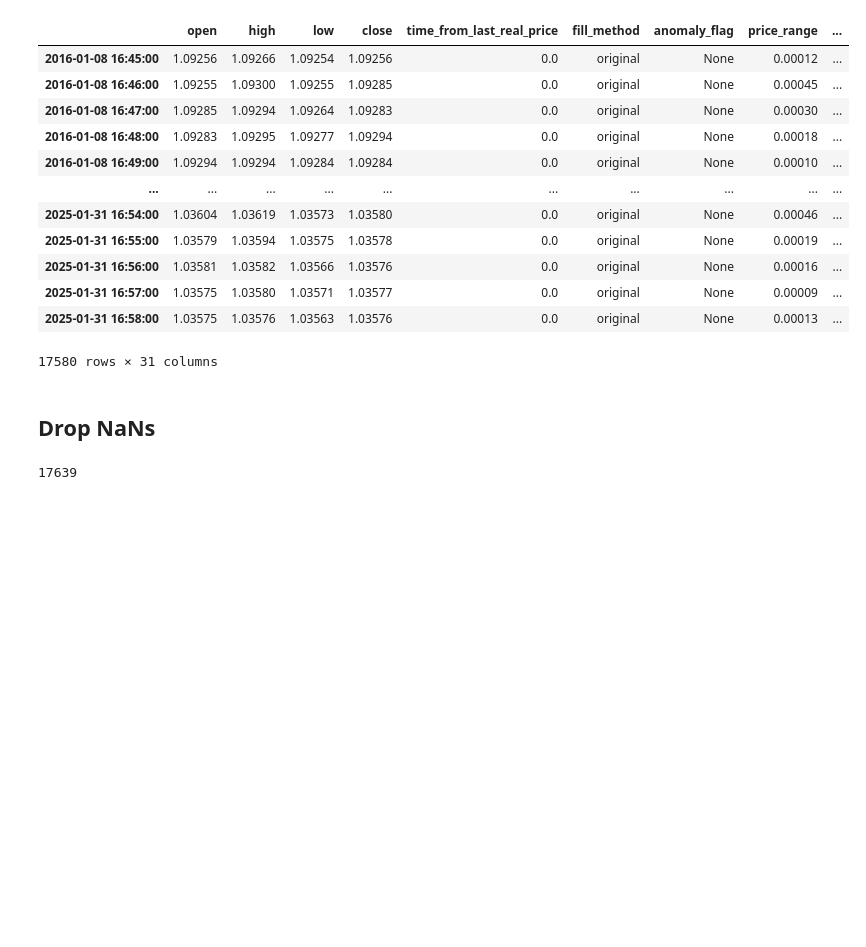
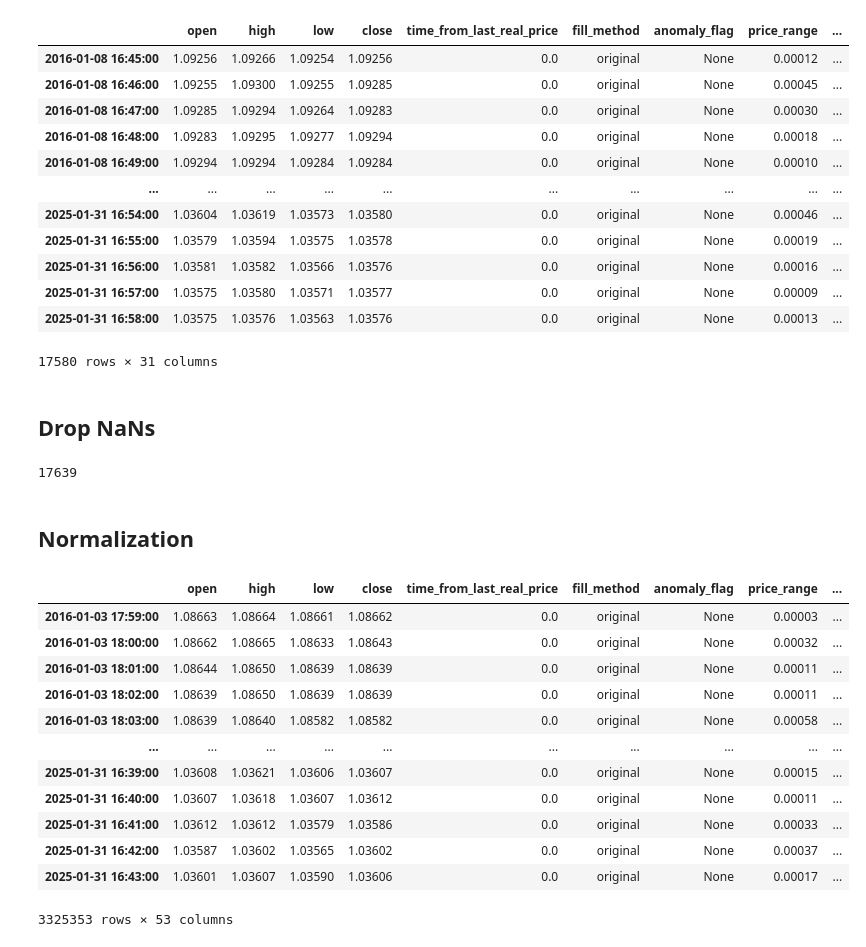
Before and after one commit to polakro1/VI-projekt, a Jupyter notebook: Untitled-1.ipynb, the cells around one changed output. Cells and saved outputs as stored; diff of their text form; code cells hidden in the pictures; blank space fills up the shorter version.

Commit message:
Added normalization

```diff
--- a/Untitled-1.ipynb
+++ b/Untitled-1.ipynb
@@ -504,3 +505,70 @@ df = df.dropna(subset=indicator_cols)
 count
 # %% [output]
 17639
+# %% [markdown]
+## Normalization
+# %%
+# === Vstupní sloupce podle typu transformace ===
+
+# 1. StandardScaler – běžné technické indikátory a ceny
+standard_cols = [
+    "open", "high", "low", "close",
+    "price_range",
+    "EMA_5", "EMA_15", "EMA_60",
+    "MACD", "MACD_signal", "MACD_diff",
+    "Bollinger_middle", "Bollinger_upper_diff", "Bollinger_lower_diff",
+    "ATR_14"
+]
+
+# 2. MinMaxScaler – RSI (přirozený rozsah 0–100)
+minmax_cols = ["RSI_14"]
+
+# 3. log + StandardScaler – čas od poslední reálné ceny
+log_scaled_cols = ["time_from_last_real_price"]
+
+# 4. Cyklické proměnné – už jsou připravené jako sin/cos → použijeme StandardScaler
+cyclical_cols = ["hour_sin", "hour_cos", "dow_sin", "dow_cos"]
+
+# === Aplikace transformací ===
+
+# Log transformace
+df.loc[:, "log_time_since_real"] = np.log1p(df["time_from_last_real_price"])
+
+# Scalers
+standard_scaler = StandardScaler()
+minmax_scaler = MinMaxScaler()
+log_scaler = StandardScaler()
+
+# Fit-transform
+standard_scaled = standard_scaler.fit_transform(df[standard_cols])
+minmax_scaled = minmax_scaler.fit_transform(df[minmax_cols])
+log_scaled = log_scaler.fit_transform(df[["log_time_since_real"]])
+cyclical_data = df[cyclical_cols].values  # reuse standard_scaler
+
+# === Přidání do df_clean s "_scaled" suffixem ===
+
+# Helper pro přidání sloupců
+def add_scaled_columns(df, scaled_array, columns, suffix="_scaled"):
+    for i, col in enumerate(columns):
+        df.loc[:, col + suffix] = scaled_array[:, i]
+
+add_scaled_columns(df, standard_scaled, standard_cols)
+add_scaled_columns(df, minmax_scaled, minmax_cols)
+add_scaled_columns(df, log_scaled, ["log_time_since_real"])
+add_scaled_columns(df, cyclical_data, cyclical_cols)
+
+df
+# %% [output]
+|  | open | high | low | close | time_from_last_real_price | fill_method | anomaly_flag | price_range | ... |
+| 2016-01-03 17:59:00 | 1.08663 | 1.08664 | 1.08661 | 1.08662 | 0.0 | original | None | 0.00003 | ... |
+| 2016-01-03 18:00:00 | 1.08662 | 1.08665 | 1.08633 | 1.08643 | 0.0 | original | None | 0.00032 | ... |
+| 2016-01-03 18:01:00 | 1.08644 | 1.08650 | 1.08639 | 1.08639 | 0.0 | original | None | 0.00011 | ... |
+| 2016-01-03 18:02:00 | 1.08639 | 1.08650 | 1.08639 | 1.08639 | 0.0 | original | None | 0.00011 | ... |
+| 2016-01-03 18:03:00 | 1.08639 | 1.08640 | 1.08582 | 1.08582 | 0.0 | original | None | 0.00058 | ... |
+| ... | ... | ... | ... | ... | ... | ... | ... | ... | ... |
+| 2025-01-31 16:39:00 | 1.03608 | 1.03621 | 1.03606 | 1.03607 | 0.0 | original | None | 0.00015 | ... |
+| 2025-01-31 16:40:00 | 1.03607 | 1.03618 | 1.03607 | 1.03612 | 0.0 | original | None | 0.00011 | ... |
+| 2025-01-31 16:41:00 | 1.03612 | 1.03612 | 1.03579 | 1.03586 | 0.0 | original | None | 0.00033 | ... |
+| 2025-01-31 16:42:00 | 1.03587 | 1.03602 | 1.03565 | 1.03602 | 0.0 | original | None | 0.00037 | ... |
+| 2025-01-31 16:43:00 | 1.03601 | 1.03607 | 1.03590 | 1.03606 | 0.0 | original | None | 0.00017 | ... |
+3325353 rows × 53 columns
```
Also changed, not shown: parts of 3 cells of this notebook.
